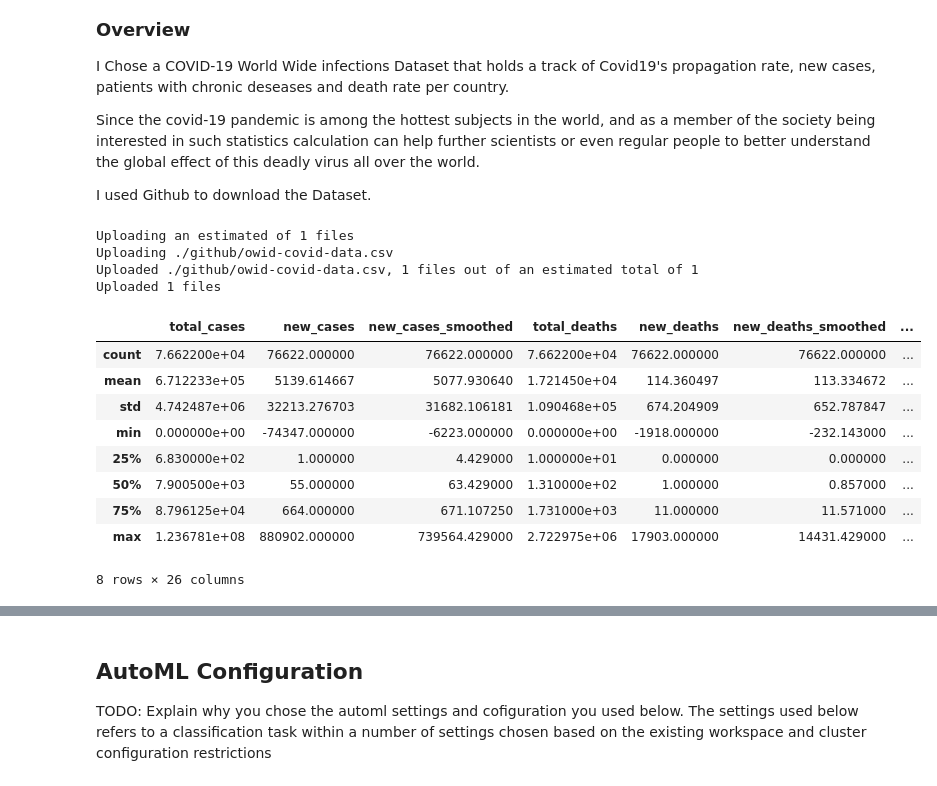
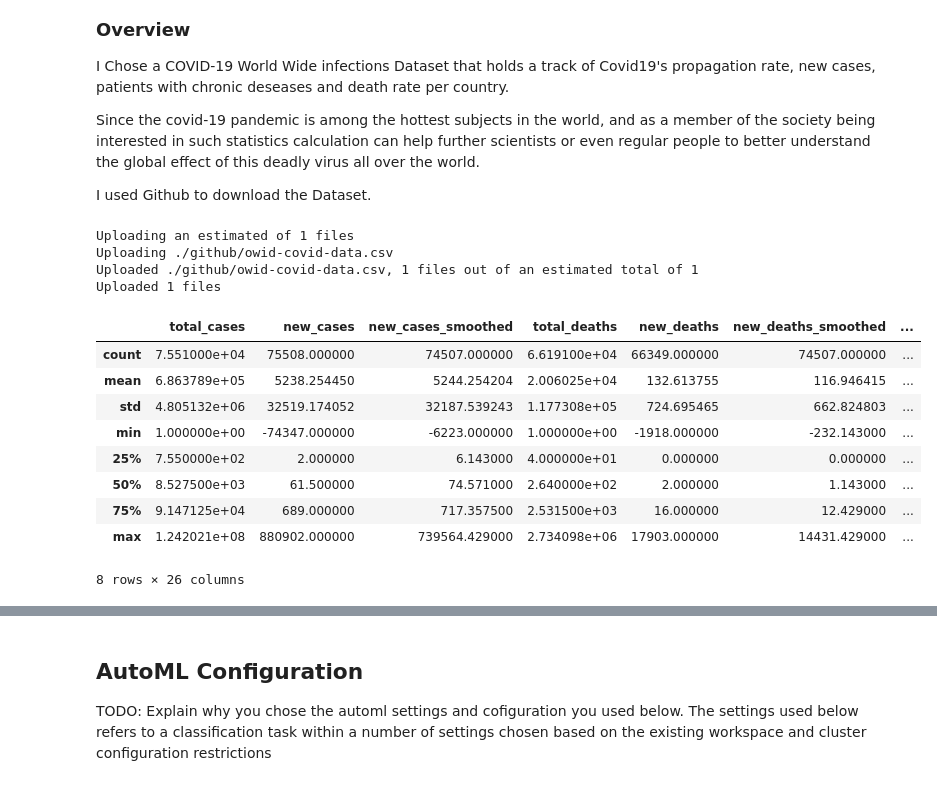
Before and after one commit to ons-cherif/Covid19-New-Cases-Classification, a Jupyter notebook: starter_file/automl.ipynb, the cells around one changed output, grey strips where cells are left out. Saved outputs shown, nothing was run; the diff lists cells and outputs as text; code cells hidden in the pictures.

```diff
--- a/starter_file/automl.ipynb
+++ b/starter_file/automl.ipynb
@@ -102,45 +95,43 @@ I used Github to download the Dataset.
 # %%
 # Try to load the dataset from the Workspace. Otherwise, create it from the file
 found = False
 key = "Covid19InfectionsDataset"
 description_text = "Covid19 Vaccination DataSet from Github"
 datastore = ws.get_default_datastore()
 datastore.upload_files(files = ['./github/owid-covid-data.csv'],
                        target_path ='train-dataset/tabular/',
                        overwrite = True,
                        show_progress = True)
+
 if key in ws.datasets.keys():
     found = True
     dataset = ws.datasets[key]
 
 if not found:
     original_path = 'https://covid.ourworldindata.org/data/owid-covid-data.csv'
-    ds = TabularDatasetFactory.from_delimited_files(original_path, infer_column_types=True, separator=',', header=True)
-
-
-    #ds = Dataset.Tabular.from_delimited_files(path = [(datastore, 'train-dataset/tabular/country_vaccinations.csv')])
+    ds = TabularDatasetFactory.from_delimited_files(original_path, infer_column_types=True, separator=',', header=True, index=False)
 
     #Register Dataset in Workspace
     dataset = ds.register(workspace=ws,
                           name=key,
                           description=description_text)
 
-df = dataset.to_pandas_dataframe().fillna(0)
+df = dataset.to_pandas_dataframe()
 df.describe()
 # %% [output]
 Uploading an estimated of 1 files
 Uploading ./github/owid-covid-data.csv
 Uploaded ./github/owid-covid-data.csv, 1 files out of an estimated total of 1
 Uploaded 1 files
 |  | total_cases | new_cases | new_cases_smoothed | total_deaths | new_deaths | new_deaths_smoothed | ... |
-| count | 7.662200e+04 | 76622.000000 | 76622.000000 | 7.662200e+04 | 76622.000000 | 76622.000000 | ... |
-| mean | 6.712233e+05 | 5139.614667 | 5077.930640 | 1.721450e+04 | 114.360497 | 113.334672 | ... |
-| std | 4.742487e+06 | 32213.276703 | 31682.106181 | 1.090468e+05 | 674.204909 | 652.787847 | ... |
-| min | 0.000000e+00 | -74347.000000 | -6223.000000 | 0.000000e+00 | -1918.000000 | -232.143000 | ... |
-| 25% | 6.830000e+02 | 1.000000 | 4.429000 | 1.000000e+01 | 0.000000 | 0.000000 | ... |
-| 50% | 7.900500e+03 | 55.000000 | 63.429000 | 1.310000e+02 | 1.000000 | 0.857000 | ... |
-| 75% | 8.796125e+04 | 664.000000 | 671.107250 | 1.731000e+03 | 11.000000 | 11.571000 | ... |
-| max | 1.236781e+08 | 880902.000000 | 739564.429000 | 2.722975e+06 | 17903.000000 | 14431.429000 | ... |
+| count | 7.551000e+04 | 75508.000000 | 74507.000000 | 6.619100e+04 | 66349.000000 | 74507.000000 | ... |
+| mean | 6.863789e+05 | 5238.254450 | 5244.254204 | 2.006025e+04 | 132.613755 | 116.946415 | ... |
+| std | 4.805132e+06 | 32519.174052 | 32187.539243 | 1.177308e+05 | 724.695465 | 662.824803 | ... |
+| min | 1.000000e+00 | -74347.000000 | -6223.000000 | 1.000000e+00 | -1918.000000 | -232.143000 | ... |
+| 25% | 7.550000e+02 | 2.000000 | 6.143000 | 4.000000e+01 | 0.000000 | 0.000000 | ... |
+| 50% | 8.527500e+03 | 61.500000 | 74.571000 | 2.640000e+02 | 2.000000 | 1.143000 | ... |
+| 75% | 9.147125e+04 | 689.000000 | 717.357500 | 2.531500e+03 | 16.000000 | 12.429000 | ... |
+| max | 1.242021e+08 | 880902.000000 | 739564.429000 | 2.734098e+06 | 17903.000000 | 14431.429000 | ... |
 8 rows × 26 columns
 # %%
 # preview the first 10 rows of the dataset
```
Also changed, not shown: parts of 31 cells of this notebook, 3 other files.
